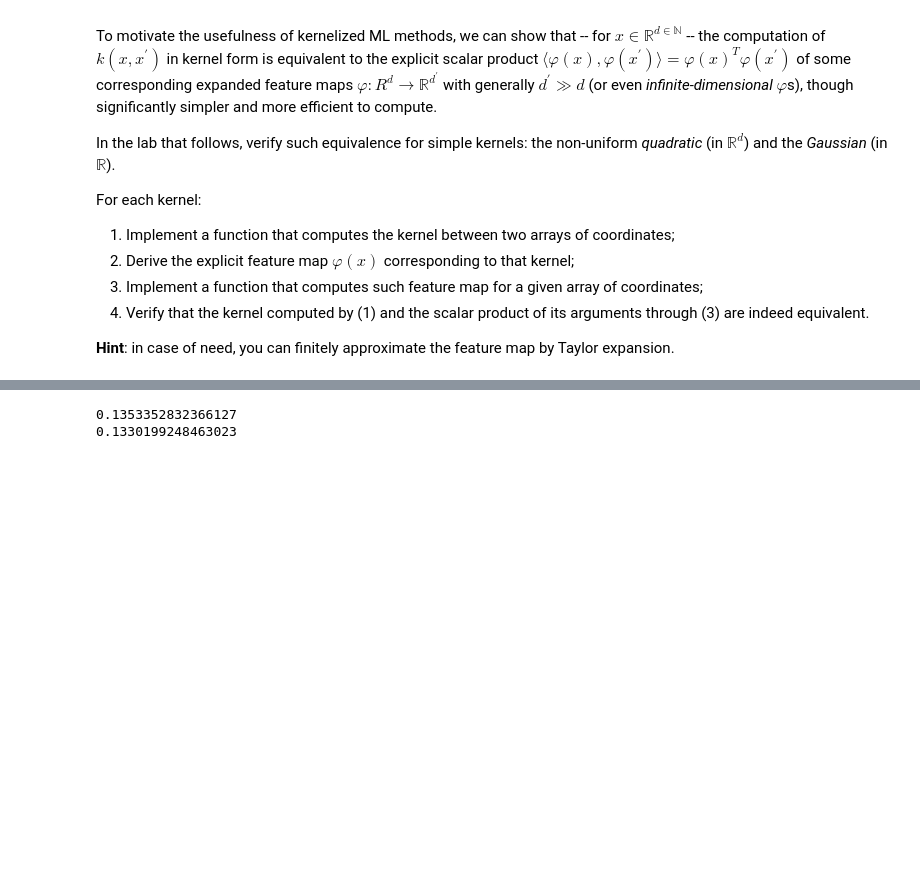
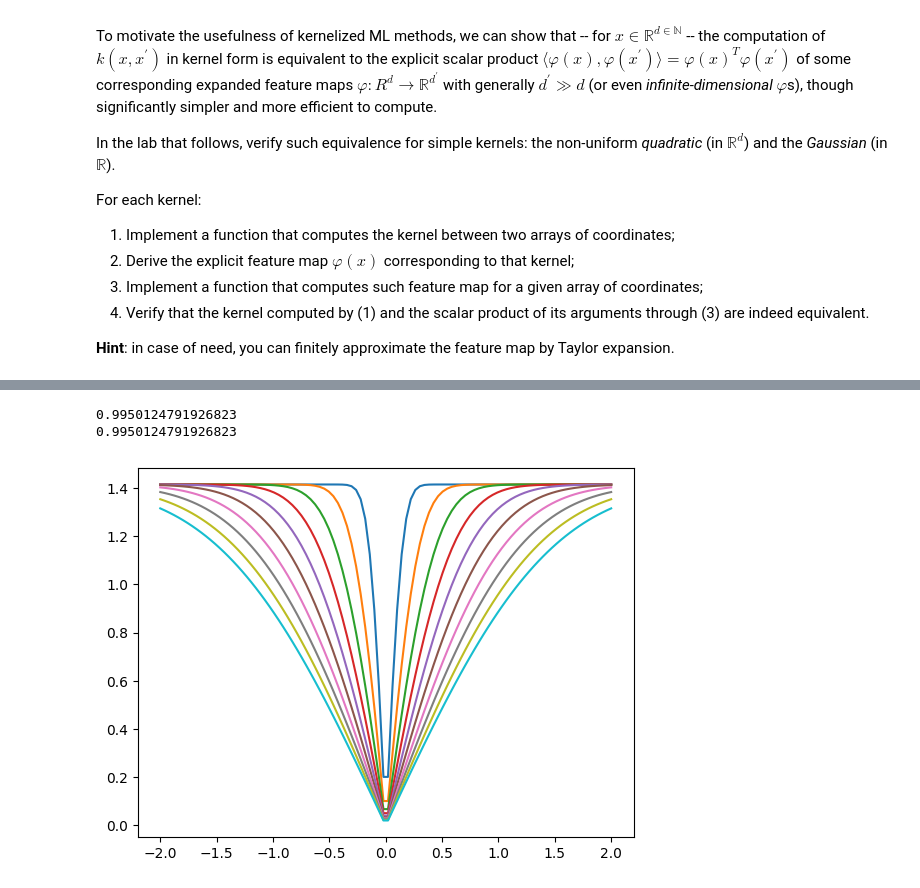
Before and after one commit to alessimichele/adv-ml-units, a Jupyter notebook: notebooks/AdvML_UniTS_2023_Lab_01_Intro_to_Kernels.ipynb, the cells around one changed output, grey strips where cells are left out. Saved outputs shown, nothing was run; the diff lists cells and outputs as text; code cells hidden in the pictures; blank space fills up the shorter version.

Commit message:
added plot lab1

```diff
--- a/notebooks/AdvML_UniTS_2023_Lab_01_Intro_to_Kernels.ipynb
+++ b/notebooks/AdvML_UniTS_2023_Lab_01_Intro_to_Kernels.ipynb
@@ -136,12 +136,46 @@ def gaussian_feature_map(x, sigma, order):
 # %%
 # Check that the two functions are equivalent on a randomly-initialized array
 import numpy as np
-v = 8
-v_prime = 10
+v = 0.2
+v_prime = 0.1
 order = 100
 
 print(gaussian_kernel(v, v_prime, sigma = 1))
 print(np.dot(gaussian_feature_map(v, sigma = 1, order=order), gaussian_feature_map(v_prime, sigma = 1, order=order)))
 # %% [output]
-0.1353352832366127
-0.1330199248463023
+0.9950124791926823
+0.9950124791926823
+# %%
+# plot euclidean distance wrt distance after gaussian kernel mapping
+
+from matplotlib import pyplot as plt
+sigma = 1
+
+x = 0
+
+x_prime = np.linspace(-2,2,100)
+
+e_dist = np.empty(len(x_prime))
+g_dist = np.empty(len(x_prime))
+
+for i in range(len(x_prime)):
+    e_dist[i] = (x-x_prime[i])
+    g_dist[i] = np.sqrt(2*(1- gaussian_kernel(x, x_prime = x_prime[i], sigma=sigma)))
+
+
+plt.plot(e_dist, g_dist)
+# %%
+def plot_euclidean_vs_gauss(sigma):
+    x = 0
+
+    x_prime = np.linspace(-2,2,100)
+
+    e_dist = [(x-x_prime[i]) for i in range(len(x_prime))]
+    g_dist = [np.sqrt(2*(1- gaussian_kernel(x, x_prime = x_prime[i], sigma=sigma))) for i in range(len(x_prime))]
+
+    plt.plot(e_dist, g_dist)
+# %%
+for i in np.linspace(0.1,1,10):
+    plot_euclidean_vs_gauss(i)
+# %% [output]
+[figure, added]
```
Also changed, not shown: parts of 1 cell of this notebook, 1 other file.
